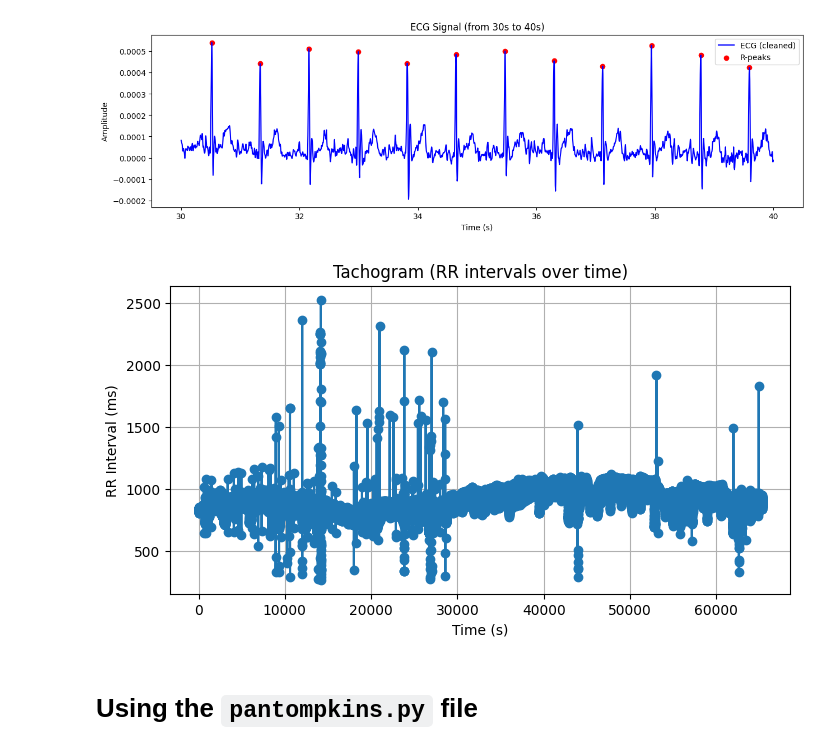
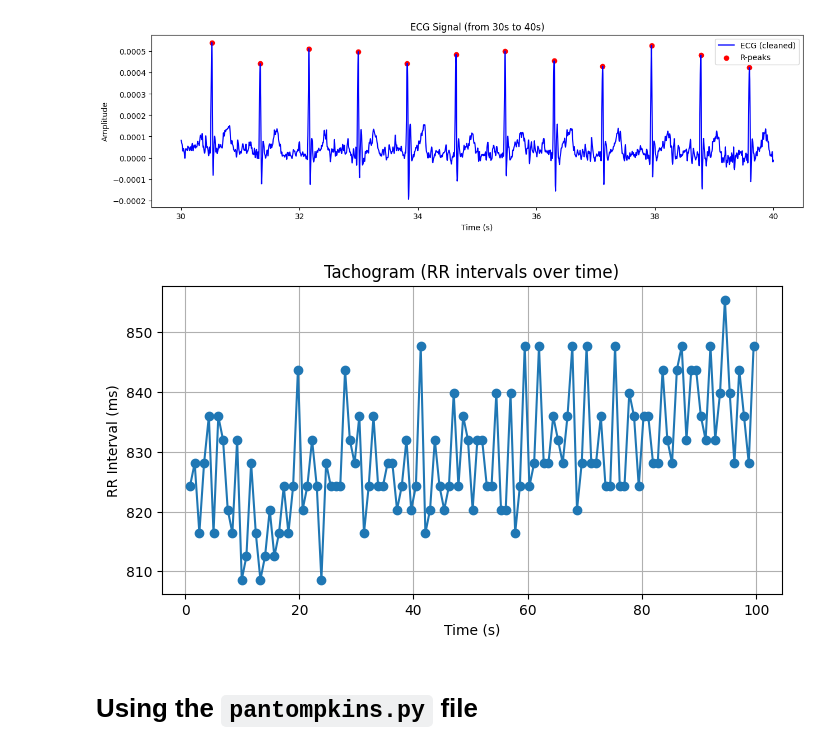
Before and after one commit to ashley-andrea/seizure-block-codes, a Jupyter notebook: check_codes/TEST-pantompkins1985.ipynb, the cells around one changed output. Saved outputs shown, nothing was run; the diff lists cells and outputs as text; code cells hidden in the pictures.

```diff
--- a/check_codes/TEST-pantompkins1985.ipynb
+++ b/check_codes/TEST-pantompkins1985.ipynb
@@ -228,30 +233,30 @@ plt.show()
 # %%
 import numpy as np
 import matplotlib.pyplot as plt
 import neurokit2 as nk
 
 rpeaks_times = rpeaks / sampling_rate  # seconds
 
 # RR intervals = time differences between consecutive R-peaks
 rr_intervals_s = np.diff(rpeaks_times)     # in seconds
 rr_intervals_ms = rr_intervals_s * 1000    # convert to milliseconds
 
 time_axis = rpeaks_times[1:]
 
-mask = time_axis <=60000
+mask = time_axis <=100
 time_10s = time_axis[mask]
 rr_10s = rr_intervals_ms[mask]
 
 plt.figure(figsize=(8, 4))
-plt.plot(time_axis, rr_intervals_ms, marker='o', linestyle='-')
+plt.plot(time_10s, rr_10s, marker='o', linestyle='-')
 
 plt.title("Tachogram (RR intervals over time)")
 plt.xlabel("Time (s)")
 plt.ylabel("RR Interval (ms)")
 plt.grid(True)
 plt.show()
 # %% [output]
-[figure, old version]
+[figure, new version]
 # %% [markdown]
 # Using the `pantompkins.py` file
 # %%
```
Also changed, not shown: parts of 2 cells of this notebook, 4 other files.
